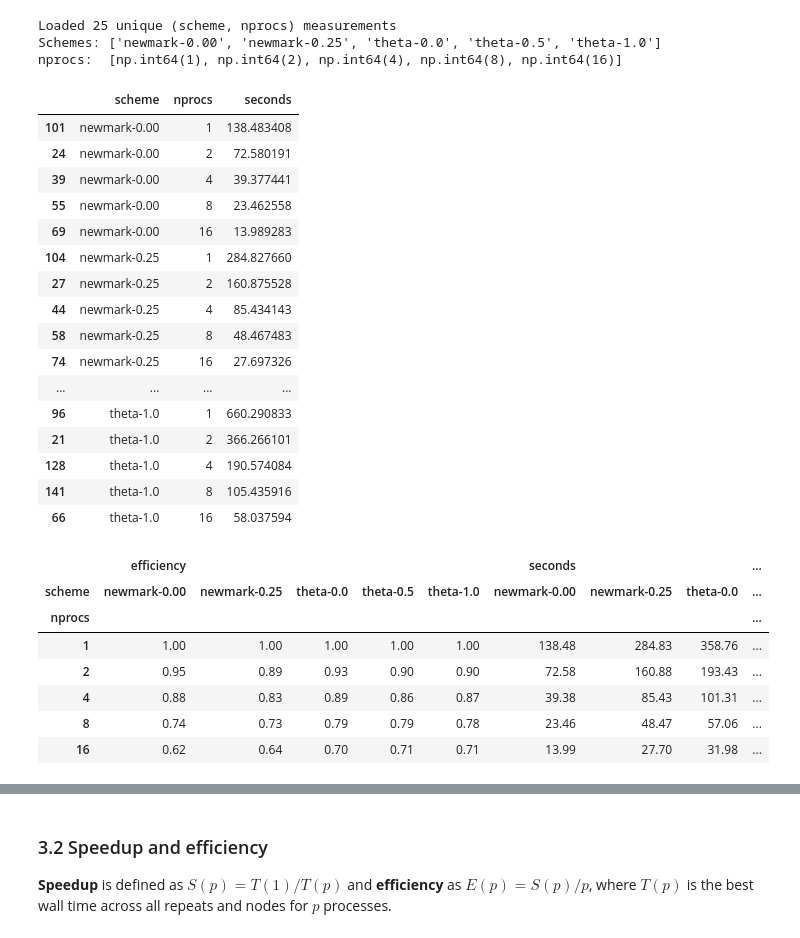
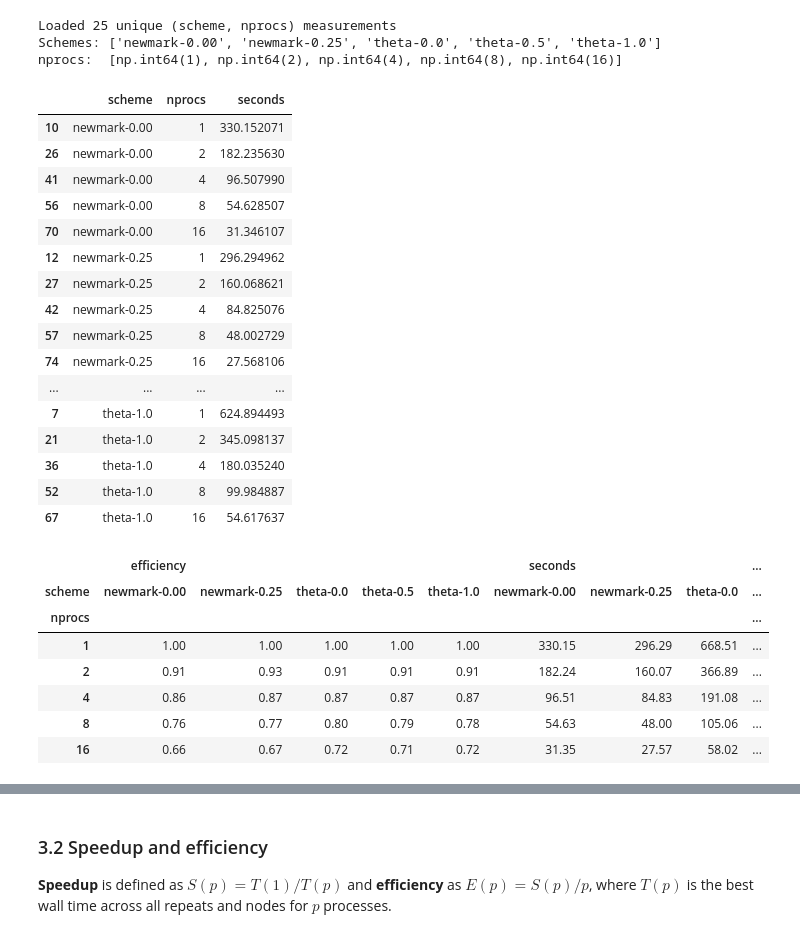
Before and after one commit to AlessandroGhiotto/nmpde-wave-equation, a Jupyter notebook: analysis/scalability-analisys.ipynb, the cells around one changed output, grey strips where cells are left out. Drawn from its saved outputs; the diff is of its cells as text; code cells hidden in the pictures.

```diff
--- a/analysis/scalability-analisys.ipynb
+++ b/analysis/scalability-analisys.ipynb
@@ -99,47 +97,47 @@ sns.set_theme(style="whitegrid")
 # %%
 # ------------------------------------------------------------------
 # Load & clean data (merged CSV from two cluster nodes, 3 repeats each)
 # ------------------------------------------------------------------
-csv_path = Path('./data/scalability-results-all.csv')
+csv_path = Path('./data/scalability-results.csv')
 df = pd.read_csv(csv_path)
 
 numeric_cols = ['nprocs', 'Nel', 'R', 'Dt', 'T', 'seconds', 'returncode']
 for col in numeric_cols:
     df[col] = pd.to_numeric(df[col], errors='coerce')
 
 # Keep only successful runs
 df = df[(df['returncode'] == 0) & df['seconds'].notna() & (df['seconds'] > 0)].copy()
 
 # Best (minimum) time per (scheme, nprocs) across all repeats and both nodes
 dedup_keys = ['scheme', 'nprocs', 'Nel', 'R', 'Dt', 'T', 'Theta', 'Beta', 'Gamma']
 df = df.sort_values('seconds').drop_duplicates(subset=dedup_keys, keep='first')
 df = df[df["nprocs"]<= 16]
 
 print(f"Loaded {len(df)} unique (scheme, nprocs) measurements")
 print(f"Schemes: {sorted(df['scheme'].unique())}")
 print(f"nprocs:  {sorted(df['nprocs'].unique())}")
 df[['scheme','nprocs','seconds']].sort_values(['scheme','nprocs'])
 # %% [output]
 Loaded 25 unique (scheme, nprocs) measurements
 Schemes: ['newmark-0.00', 'newmark-0.25', 'theta-0.0', 'theta-0.5', 'theta-1.0']
 nprocs:  [np.int64(1), np.int64(2), np.int64(4), np.int64(8), np.int64(16)]
 |  | scheme | nprocs | seconds |
-| 101 | newmark-0.00 | 1 | 138.483408 |
-| 24 | newmark-0.00 | 2 | 72.580191 |
-| 39 | newmark-0.00 | 4 | 39.377441 |
-| 55 | newmark-0.00 | 8 | 23.462558 |
-| 69 | newmark-0.00 | 16 | 13.989283 |
-| 104 | newmark-0.25 | 1 | 284.827660 |
-| 27 | newmark-0.25 | 2 | 160.875528 |
-| 44 | newmark-0.25 | 4 | 85.434143 |
-| 58 | newmark-0.25 | 8 | 48.467483 |
-| 74 | newmark-0.25 | 16 | 27.697326 |
+| 10 | newmark-0.00 | 1 | 330.152071 |
+| 26 | newmark-0.00 | 2 | 182.235630 |
+| 41 | newmark-0.00 | 4 | 96.507990 |
+| 56 | newmark-0.00 | 8 | 54.628507 |
+| 70 | newmark-0.00 | 16 | 31.346107 |
+| 12 | newmark-0.25 | 1 | 296.294962 |
+| 27 | newmark-0.25 | 2 | 160.068621 |
+| 42 | newmark-0.25 | 4 | 84.825076 |
+| 57 | newmark-0.25 | 8 | 48.002729 |
+| 74 | newmark-0.25 | 16 | 27.568106 |
 | ... | ... | ... | ... |
-| 96 | theta-1.0 | 1 | 660.290833 |
-| 21 | theta-1.0 | 2 | 366.266101 |
-| 128 | theta-1.0 | 4 | 190.574084 |
-| 141 | theta-1.0 | 8 | 105.435916 |
-| 66 | theta-1.0 | 16 | 58.037594 |
+| 7 | theta-1.0 | 1 | 624.894493 |
+| 21 | theta-1.0 | 2 | 345.098137 |
+| 36 | theta-1.0 | 4 | 180.035240 |
+| 52 | theta-1.0 | 8 | 99.984887 |
+| 67 | theta-1.0 | 16 | 54.617637 |
 # %%
 # ------------------------------------------------------------------
 # Compute strong-scaling metrics
@@ -174,11 +172,11 @@ display(summary)
 |  | efficiency |  |  |  |  | seconds |  |  | ... |
 | scheme | newmark-0.00 | newmark-0.25 | theta-0.0 | theta-0.5 | theta-1.0 | newmark-0.00 | newmark-0.25 | theta-0.0 | ... |
 | nprocs |  |  |  |  |  |  |  |  | ... |
-| 1 | 1.00 | 1.00 | 1.00 | 1.00 | 1.00 | 138.48 | 284.83 | 358.76 | ... |
-| 2 | 0.95 | 0.89 | 0.93 | 0.90 | 0.90 | 72.58 | 160.88 | 193.43 | ... |
-| 4 | 0.88 | 0.83 | 0.89 | 0.86 | 0.87 | 39.38 | 85.43 | 101.31 | ... |
-| 8 | 0.74 | 0.73 | 0.79 | 0.79 | 0.78 | 23.46 | 48.47 | 57.06 | ... |
-| 16 | 0.62 | 0.64 | 0.70 | 0.71 | 0.71 | 13.99 | 27.70 | 31.98 | ... |
+| 1 | 1.00 | 1.00 | 1.00 | 1.00 | 1.00 | 330.15 | 296.29 | 668.51 | ... |
+| 2 | 0.91 | 0.93 | 0.91 | 0.91 | 0.91 | 182.24 | 160.07 | 366.89 | ... |
+| 4 | 0.86 | 0.87 | 0.87 | 0.87 | 0.87 | 96.51 | 84.83 | 191.08 | ... |
+| 8 | 0.76 | 0.77 | 0.80 | 0.79 | 0.78 | 54.63 | 48.00 | 105.06 | ... |
+| 16 | 0.66 | 0.67 | 0.72 | 0.71 | 0.72 | 31.35 | 27.57 | 58.02 | ... |
 # %% [markdown]
 ## 3. Results
 
```
Also changed, not shown: parts of 6 cells of this notebook, 4 other files.
